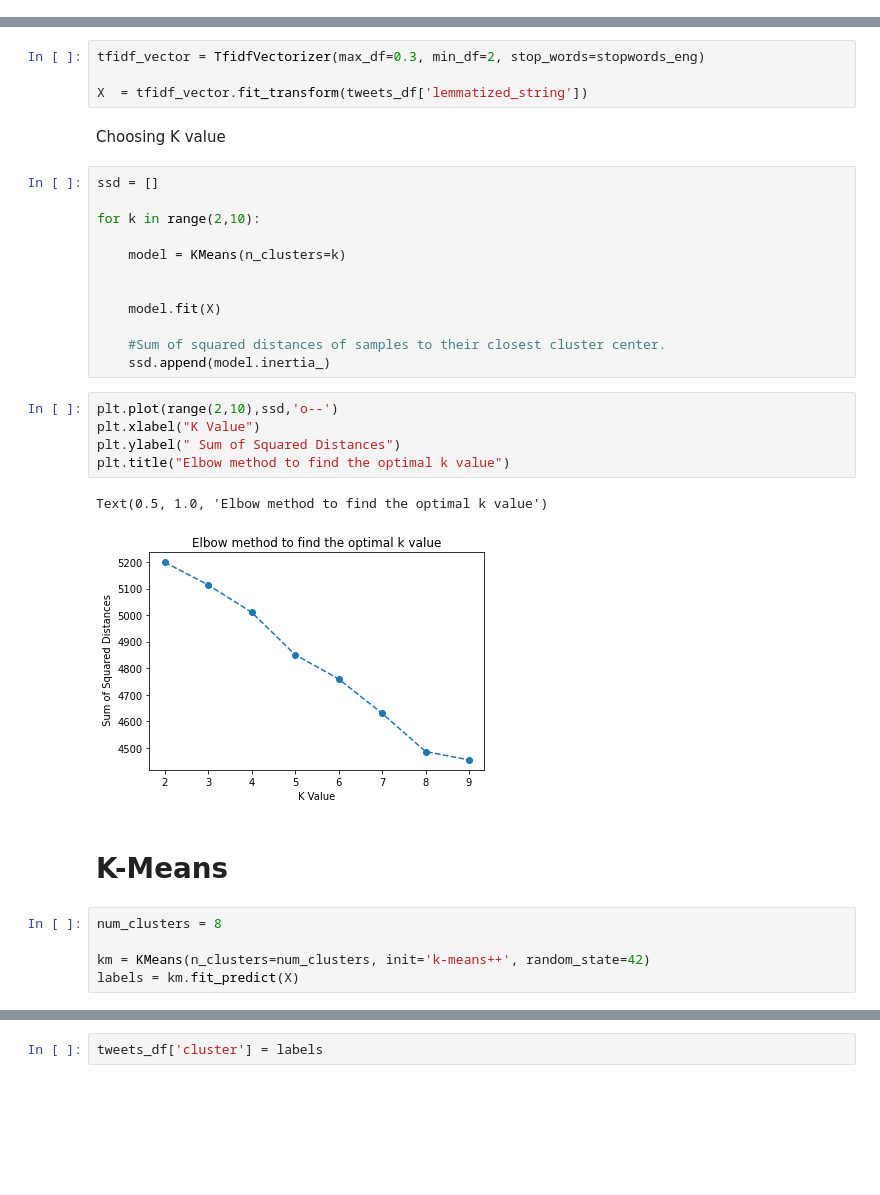
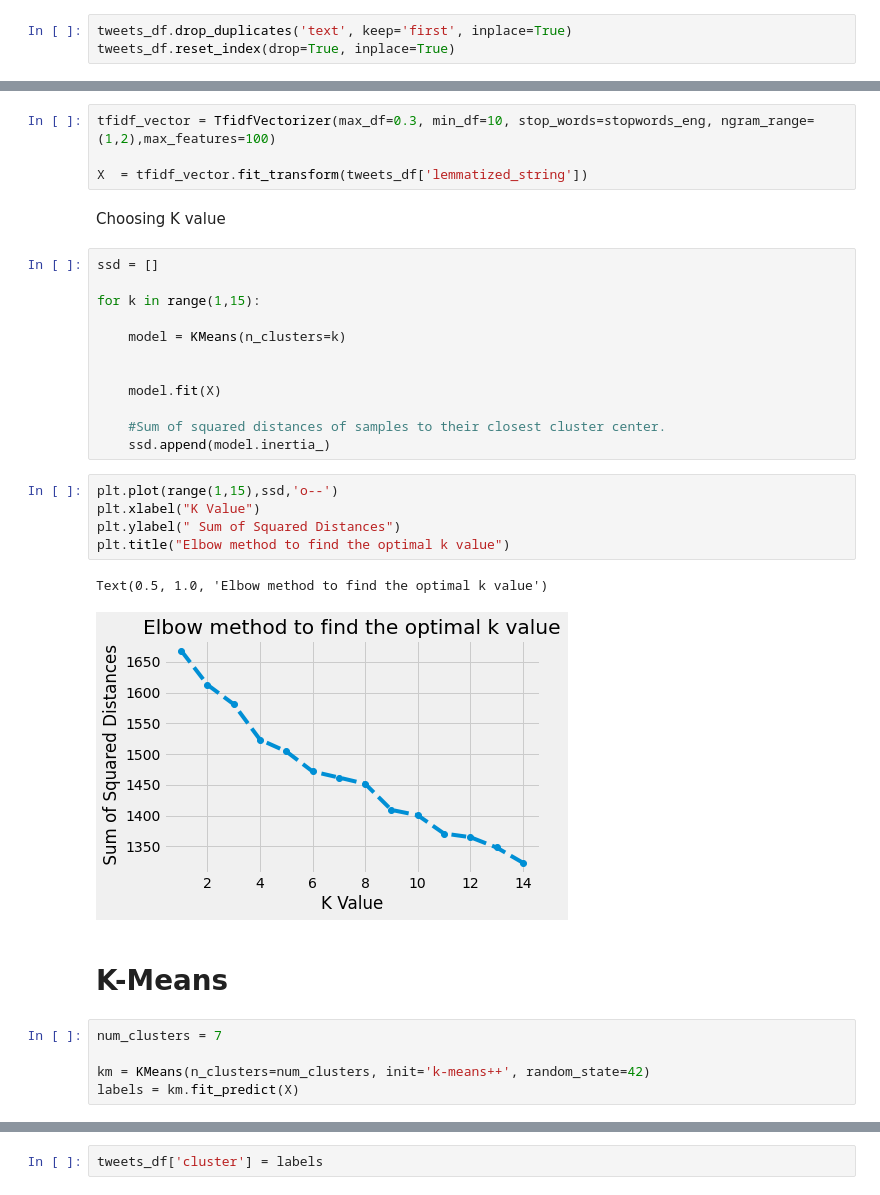
Before and after one commit to kmoulosiotis/Twitter-Sentiment-Analysis, a Jupyter notebook: NLP_USA_Elections_2020_clustering.ipynb, the cells around one changed output, grey strips where cells are left out. Cells and saved outputs as stored; diff of their text form; blank space fills up the shorter version.

```diff
--- a/NLP_USA_Elections_2020_clustering.ipynb
+++ b/NLP_USA_Elections_2020_clustering.ipynb
@@ -39,6 +39,9 @@ stopwords_eng = stopwords.words('english')
 # %%
 tweets_df = pd.read_csv('Data/tweets_election.csv')
 tweets_df.drop(tweets_df.columns[0], axis=1, inplace=True)
+# %%
+tweets_df.drop_duplicates('text', keep='first', inplace=True)
+tweets_df.reset_index(drop=True, inplace=True)
 # %%
 tweets_df.head()
 # %% [output]
@@ -121,7 +128,7 @@ tweets_df.head()
 # %% [markdown]
 ## TFIDF Vectorizer
 # %%
-tfidf_vector = TfidfVectorizer(max_df=0.3, min_df=2, stop_words=stopwords_eng)
+tfidf_vector = TfidfVectorizer(max_df=0.3, min_df=10, stop_words=stopwords_eng, ngram_range=(1,2),max_features=100)
 
 X  = tfidf_vector.fit_transform(tweets_df['lemmatized_string'])
 # %% [markdown]
@@ -129,7 +136,7 @@ Choosing K value
 # %%
 ssd = []
 
-for k in range(2,10):
+for k in range(1,15):
 
     model = KMeans(n_clusters=k)
 
@@ -139,17 +146,17 @@ for k in range(2,10):
     #Sum of squared distances of samples to their closest cluster center.
     ssd.append(model.inertia_)
 # %%
-plt.plot(range(2,10),ssd,'o--')
+plt.plot(range(1,15),ssd,'o--')
 plt.xlabel("K Value")
 plt.ylabel(" Sum of Squared Distances")
 plt.title("Elbow method to find the optimal k value")
 # %% [output]
 Text(0.5, 1.0, 'Elbow method to find the optimal k value')
-[figure, old version]
+[figure, new version]
 # %% [markdown]
 # K-Means
 # %%
-num_clusters = 8
+num_clusters = 7
 
 km = KMeans(n_clusters=num_clusters, init='k-means++', random_state=42)
 labels = km.fit_predict(X)
```
Also changed, not shown: parts of 33 cells of this notebook, 2 other files.
